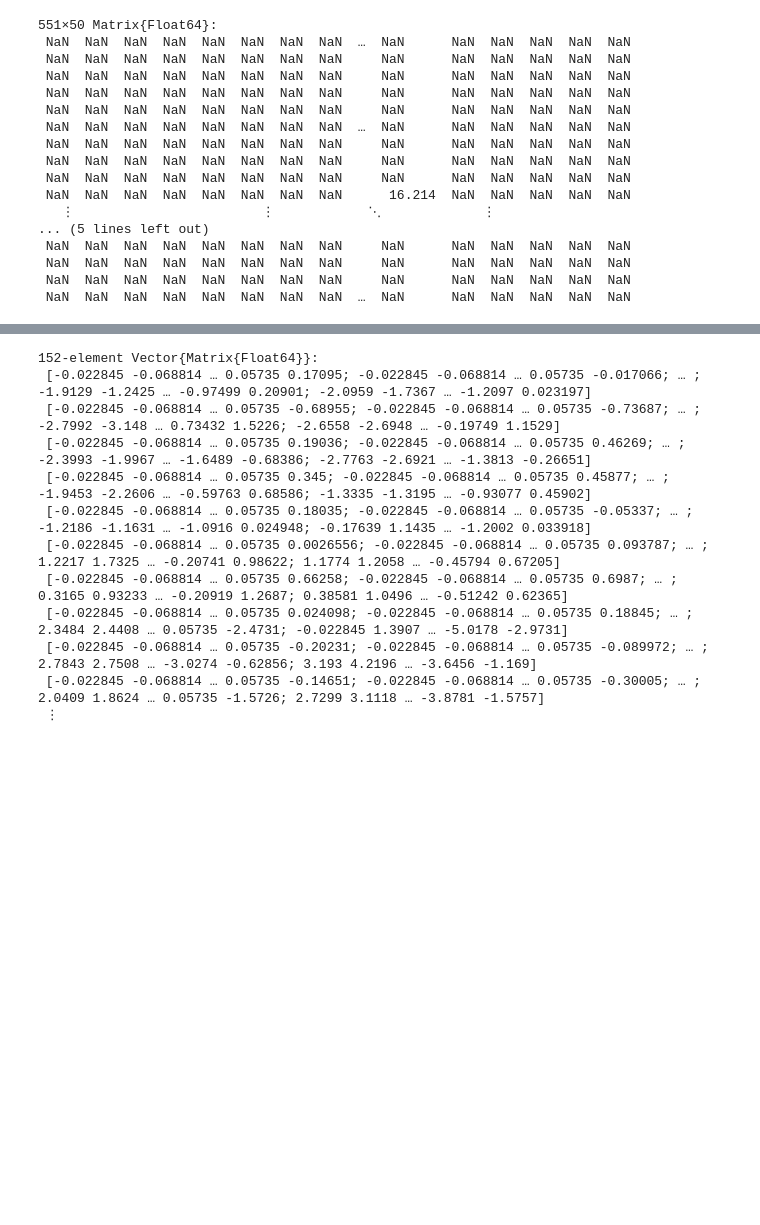
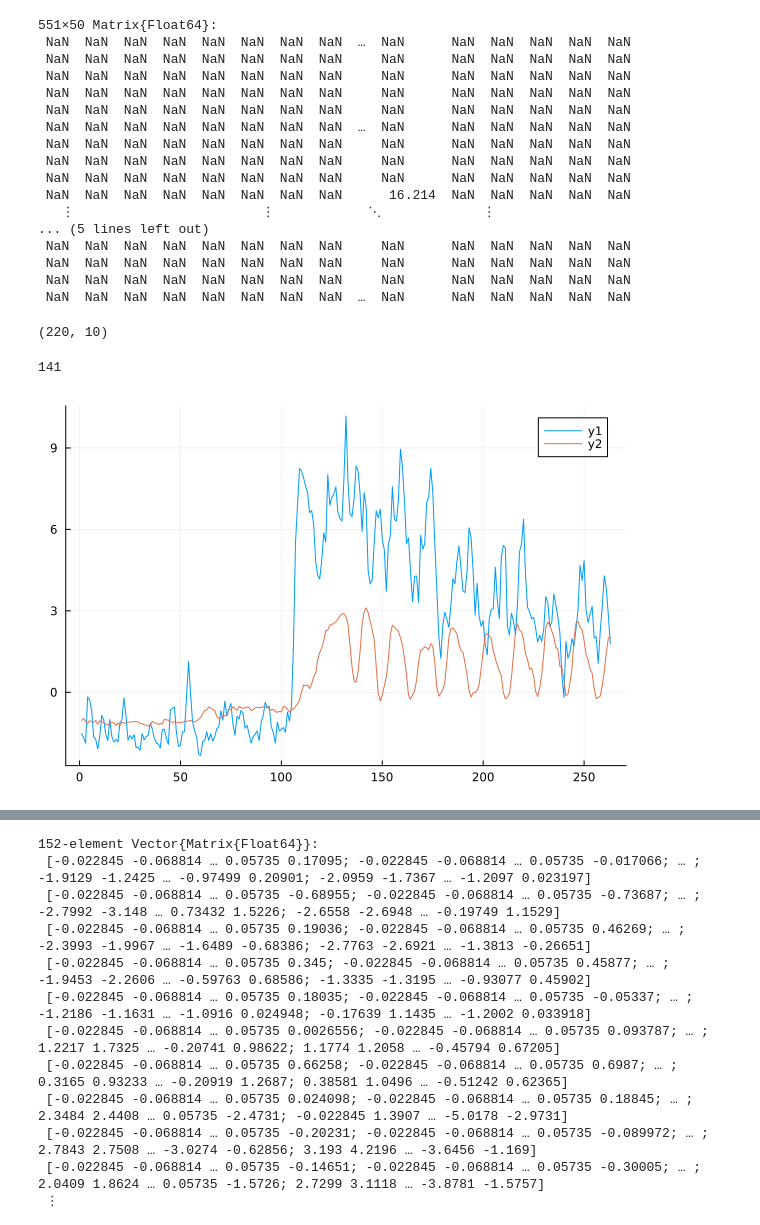
Before and after one commit to ZachLoschin/Encoder_Analysis, a Jupyter notebook: Julia/Switching_Encoder_LickWindow_SingleTrial.ipynb, the cells around one changed output, grey strips where cells are left out. Drawn from its saved outputs; the diff is of its cells as text; code cells hidden in the pictures; blank space fills up the shorter version.

```diff
--- a/Julia/Switching_Encoder_LickWindow_SingleTrial.ipynb
+++ b/Julia/Switching_Encoder_LickWindow_SingleTrial.ipynb
@@ -95,3 +94,17 @@ PCA_P1_R1 = [el[1:end-50, :] for el in PCA_P1_R1];
 PCA_P1_R4 = [el[1:end-50, :] for el in PCA_P1_R4];
 PCA_P1_R1_Cut = [el[1:end-50, :] for el in PCA_P1_R1_Cut];
 PCA_P1_R4_Cut = [el[1:end-50, :] for el in PCA_P1_R4_Cut];
+# %%
+size(PCA_P1_R1_Cut[1])
+# %% [output]
+(220, 10)
+# %%
+LRCs_R1[34]
+# %% [output]
+141
+# %%
+trial = 1
+plot(PCA_P1_R1_Cut[trial][:,1])
+plot!(KP_R1_Cut[trial][:,10])
+# %% [output]
+[figure, added]
```
Also changed, not shown: parts of 11 cells of this notebook, 4 other files.
